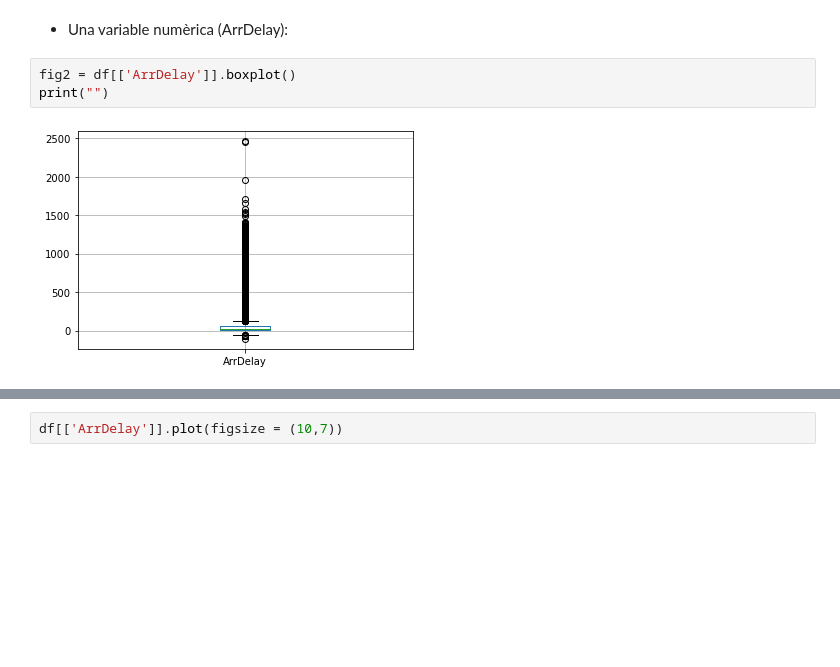
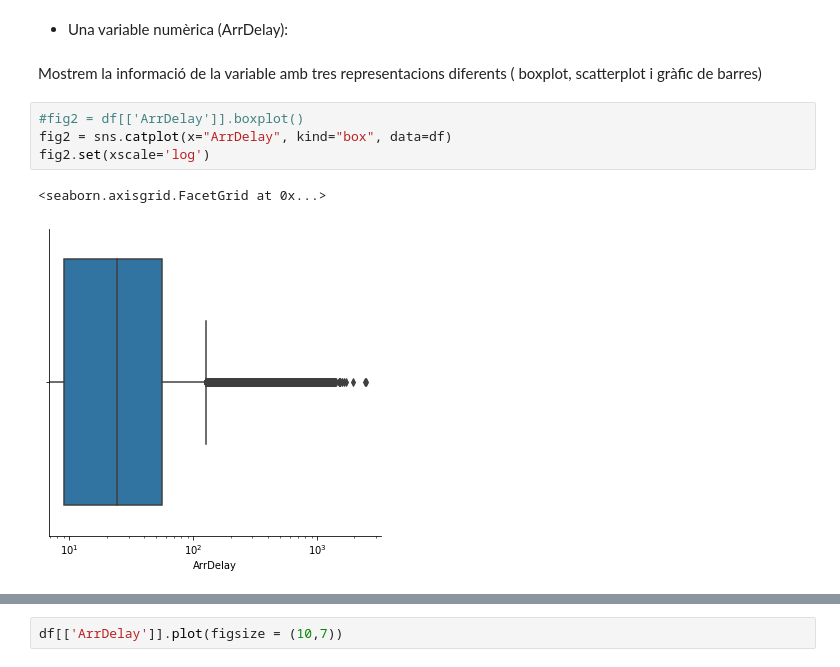
Before and after one commit to Dapina28/visualitzaci-_explorat-ria, a Jupyter notebook: S03 T01 Visualitzacio grafica d'un dataset.ipynb, the cells around one changed output, grey strips where cells are left out. Cells and saved outputs as stored; diff of their text form; blank space fills up the shorter version.

```diff
--- a/S03 T01 Visualitzacio grafica d'un dataset.ipynb
+++ b/S03 T01 Visualitzacio grafica d'un dataset.ipynb
@@ -67,9 +86,13 @@ Podem veure que existeix molta diversitat de número de vols per a cada aereolí
 [figure]
 # %% [markdown]
 * Una variable numèrica (ArrDelay):
-# %%
-fig2 = df[['ArrDelay']].boxplot()
-print("")
-# %% [output]
-[figure, removed]
+# %% [markdown]
+Mostrem la informació de la variable amb tres representacions diferents ( boxplot, scatterplot i gràfic de barres)
+# %%
+#fig2 = df[['ArrDelay']].boxplot()
+fig2 = sns.catplot(x="ArrDelay", kind="box", data=df)
+fig2.set(xscale='log')
+# %% [output]
+<seaborn.axisgrid.FacetGrid at 0x...>
+[figure, added]
 # %%
```
Also changed, not shown: parts of 18 cells of this notebook.
